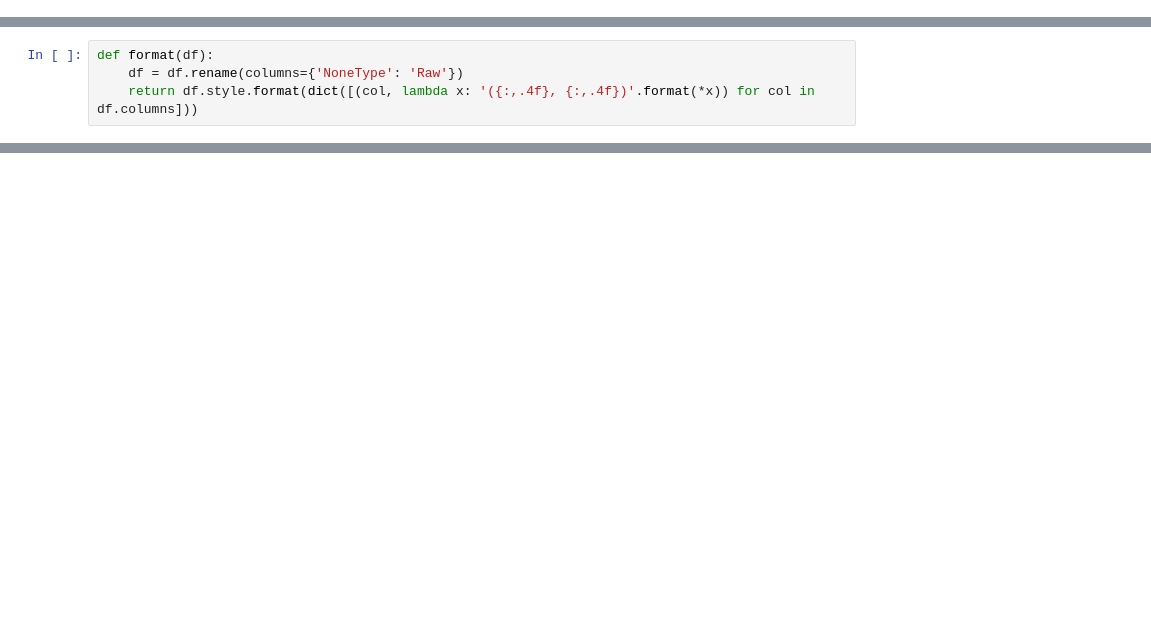
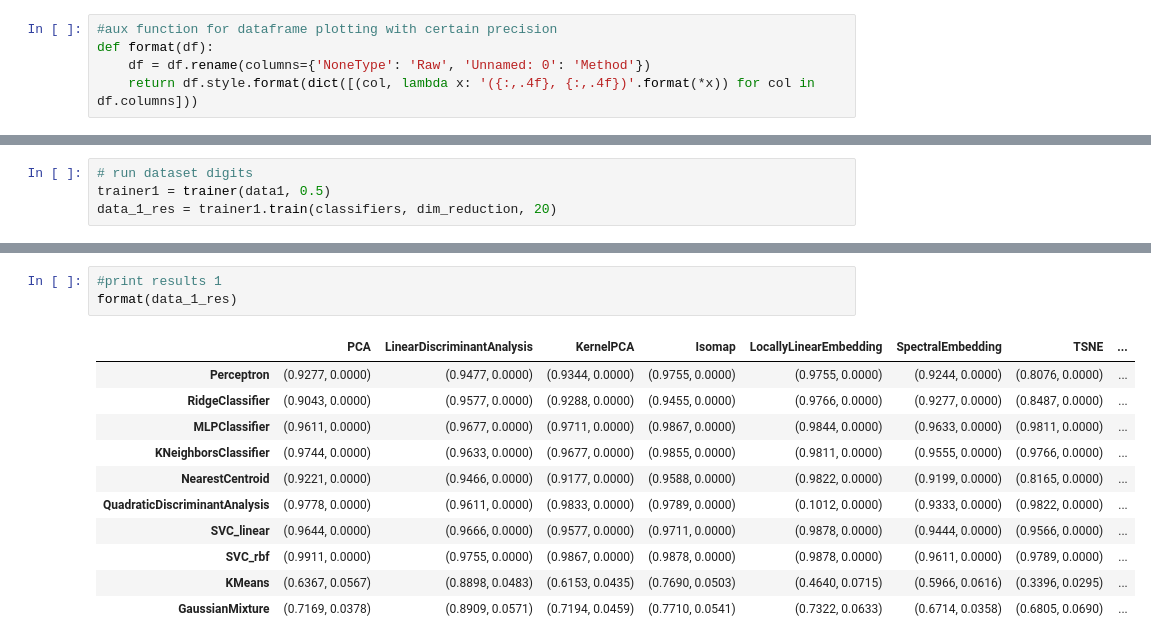
Before and after one commit to hirobuda/reconhecimento-de-padroes, a Jupyter notebook: Reconhecimento de Padrões - Trabalho Final.ipynb, the cells around one changed output, grey strips where cells are left out. Drawn from its saved outputs; the diff is of its cells as text; blank space fills up the shorter version.

```diff
--- a/Reconhecimento de Padrões - Trabalho Final.ipynb
+++ b/Reconhecimento de Padrões - Trabalho Final.ipynb
@@ -22,2 +28,7 @@ from sklearn.metrics import accuracy_score
+# %%
+#aux function for dataframe plotting with certain precision
+def format(df):
+    df = df.rename(columns={'NoneType': 'Raw', 'Unnamed: 0': 'Method'})
+    return df.style.format(dict([(col, lambda x: '({:,.4f}, {:,.4f})'.format(*x)) for col in df.columns]))
 # %%
 class trainer():
@@ -209,4 +145,0 @@ Done!
-# %%
-def format(df):
-    df = df.rename(columns={'NoneType': 'Raw'})
-    return df.style.format(dict([(col, lambda x: '({:,.4f}, {:,.4f})'.format(*x)) for col in df.columns]))
@@ -235,0 +146,4 @@ plt.scatter(X[:,0], X[:,1],c=y)
+# %%
+# run dataset digits
+trainer1 = trainer(data1, 0.5)
+data_1_res = trainer1.train(classifiers, dim_reduction, 20)
@@ -235,0 +259,15 @@ plt.scatter(X[:,0], X[:,1],c=y)
+# %%
+#print results 1
+format(data_1_res)
+# %% [output]
+|  | PCA | LinearDiscriminantAnalysis | KernelPCA | Isomap | LocallyLinearEmbedding | SpectralEmbedding | TSNE | ... |
+| Perceptron | (0.9277, 0.0000) | (0.9477, 0.0000) | (0.9344, 0.0000) | (0.9755, 0.0000) | (0.9755, 0.0000) | (0.9244, 0.0000) | (0.8076, 0.0000) | ... |
+| RidgeClassifier | (0.9043, 0.0000) | (0.9577, 0.0000) | (0.9288, 0.0000) | (0.9455, 0.0000) | (0.9766, 0.0000) | (0.9277, 0.0000) | (0.8487, 0.0000) | ... |
+| MLPClassifier | (0.9611, 0.0000) | (0.9677, 0.0000) | (0.9711, 0.0000) | (0.9867, 0.0000) | (0.9844, 0.0000) | (0.9633, 0.0000) | (0.9811, 0.0000) | ... |
+| KNeighborsClassifier | (0.9744, 0.0000) | (0.9633, 0.0000) | (0.9677, 0.0000) | (0.9855, 0.0000) | (0.9811, 0.0000) | (0.9555, 0.0000) | (0.9766, 0.0000) | ... |
+| NearestCentroid | (0.9221, 0.0000) | (0.9466, 0.0000) | (0.9177, 0.0000) | (0.9588, 0.0000) | (0.9822, 0.0000) | (0.9199, 0.0000) | (0.8165, 0.0000) | ... |
+| QuadraticDiscriminantAnalysis | (0.9778, 0.0000) | (0.9611, 0.0000) | (0.9833, 0.0000) | (0.9789, 0.0000) | (0.1012, 0.0000) | (0.9333, 0.0000) | (0.9822, 0.0000) | ... |
+| SVC_linear | (0.9644, 0.0000) | (0.9666, 0.0000) | (0.9577, 0.0000) | (0.9711, 0.0000) | (0.9878, 0.0000) | (0.9444, 0.0000) | (0.9566, 0.0000) | ... |
+| SVC_rbf | (0.9911, 0.0000) | (0.9755, 0.0000) | (0.9867, 0.0000) | (0.9878, 0.0000) | (0.9878, 0.0000) | (0.9611, 0.0000) | (0.9789, 0.0000) | ... |
+| KMeans | (0.6367, 0.0567) | (0.8898, 0.0483) | (0.6153, 0.0435) | (0.7690, 0.0503) | (0.4640, 0.0715) | (0.5966, 0.0616) | (0.3396, 0.0295) | ... |
+| GaussianMixture | (0.7169, 0.0378) | (0.8909, 0.0571) | (0.7194, 0.0459) | (0.7710, 0.0541) | (0.7322, 0.0633) | (0.6714, 0.0358) | (0.6805, 0.0690) | ... |
```
Also changed, not shown: parts of 16 cells of this notebook.
